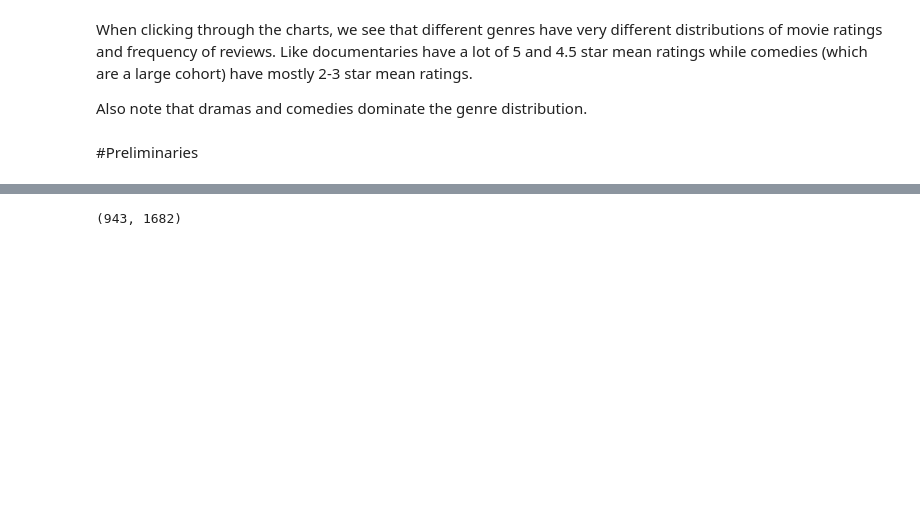
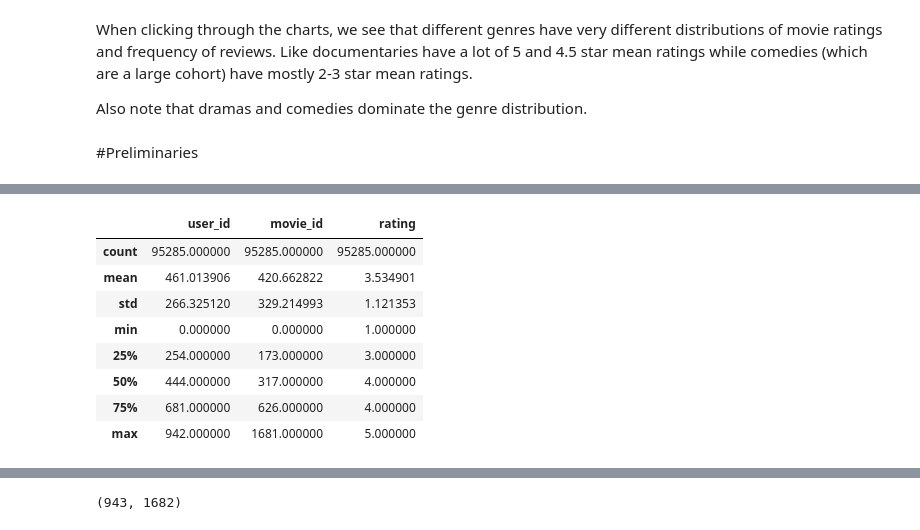
Before and after one commit to jaroorhmodi/recommendation-systems-projects, a Jupyter notebook: recommendation_systems.ipynb, the cells around one changed output, grey strips where cells are left out. Drawn from its saved outputs; the diff is of its cells as text; code cells hidden in the pictures; blank space fills up the shorter version.

```diff
--- a/recommendation_systems.ipynb
+++ b/recommendation_systems.ipynb
@@ -339,0 +453,13 @@ Also note that dramas and comedies dominate the genre distribution.
+# %%
+movielens_train = movielens_train[select_cols]
+movielens_train.describe()
+# %% [output]
+|  | user_id | movie_id | rating |
+| count | 95285.000000 | 95285.000000 | 95285.000000 |
+| mean | 461.013906 | 420.662822 | 3.534901 |
+| std | 266.325120 | 329.214993 | 1.121353 |
+| min | 0.000000 | 0.000000 | 1.000000 |
+| 25% | 254.000000 | 173.000000 | 3.000000 |
+| 50% | 444.000000 | 317.000000 | 4.000000 |
+| 75% | 681.000000 | 626.000000 | 4.000000 |
+| max | 942.000000 | 1681.000000 | 5.000000 |
```
Also changed, not shown: parts of 24 cells of this notebook.
